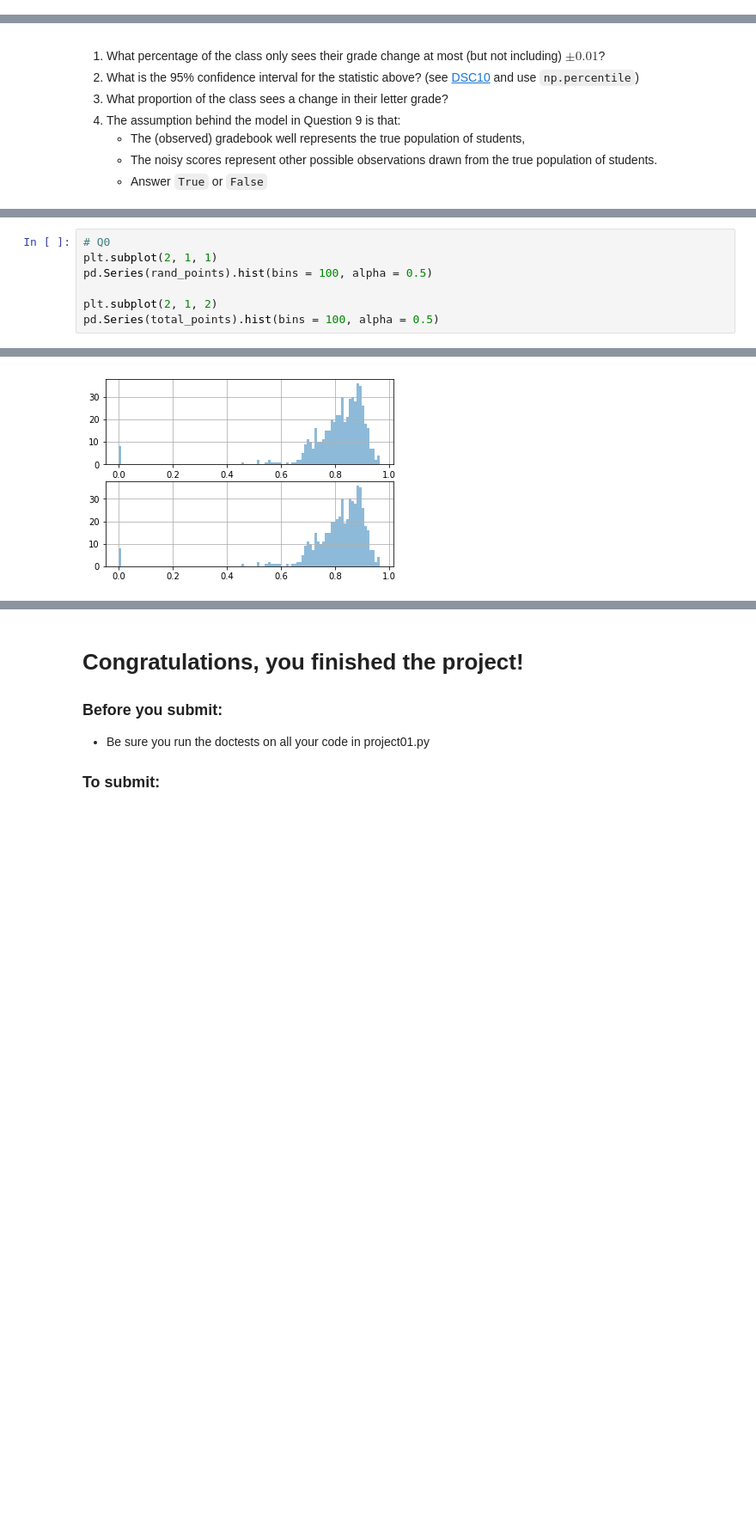
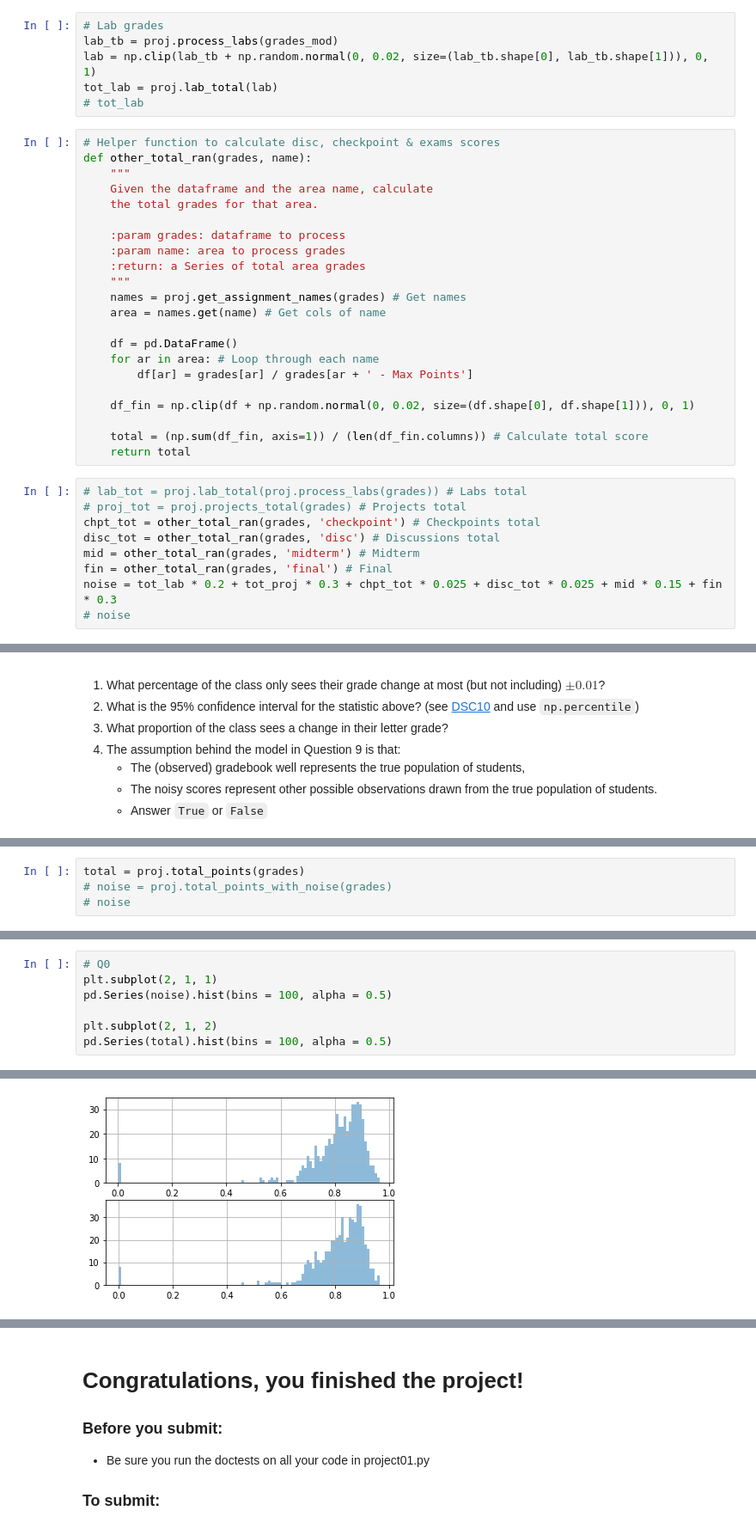
Before and after one commit to AECassAWei/dsc80-wi20, a Jupyter notebook: projects/project01/project01.ipynb, the cells around one changed output, grey strips where cells are left out. Shown at 86% size. Drawn from its saved outputs; the diff is of its cells as text; blank space fills up the shorter version.

```diff
--- a/projects/project01/project01.ipynb
+++ b/projects/project01/project01.ipynb
@@ -710,0 +848,37 @@ total_points = proj.total_points(grades)
+# %%
+# Lab grades
+lab_tb = proj.process_labs(grades_mod)
+lab = np.clip(lab_tb + np.random.normal(0, 0.02, size=(lab_tb.shape[0], lab_tb.shape[1])), 0, 1)
+tot_lab = proj.lab_total(lab)
+# tot_lab
+# %%
+# Helper function to calculate disc, checkpoint & exams scores
+def other_total_ran(grades, name):
+    """
+    Given the dataframe and the area name, calculate
+    the total grades for that area.
+
+    :param grades: dataframe to process
+    :param name: area to process grades
+    :return: a Series of total area grades
+    """
+    names = proj.get_assignment_names(grades) # Get names
+    area = names.get(name) # Get cols of name
+
+    df = pd.DataFrame()
+    for ar in area: # Loop through each name
+        df[ar] = grades[ar] / grades[ar + ' - Max Points']
+
+    df_fin = np.clip(df + np.random.normal(0, 0.02, size=(df.shape[0], df.shape[1])), 0, 1)
+
+    total = (np.sum(df_fin, axis=1)) / (len(df_fin.columns)) # Calculate total score
+    return total
+# %%
+# lab_tot = proj.lab_total(proj.process_labs(grades)) # Labs total
+# proj_tot = proj.projects_total(grades) # Projects total
+chpt_tot = other_total_ran(grades, 'checkpoint') # Checkpoints total
+disc_tot = other_total_ran(grades, 'disc') # Discussions total
+mid = other_total_ran(grades, 'midterm') # Midterm
+fin = other_total_ran(grades, 'final') # Final
+noise = tot_lab * 0.2 + tot_proj * 0.3 + chpt_tot * 0.025 + disc_tot * 0.025 + mid * 0.15 + fin * 0.3
+# noise
@@ -727,2 +925,6 @@ Create a function `short_answer` of zero variables that returns (hard-coded) ans
+# %%
+total = proj.total_points(grades)
+# noise = proj.total_points_with_noise(grades)
+# noise
 # %%
 short_answer = [
@@ -741,12 +945,12 @@ short_answer = [
 # %%
 # Q0
 plt.subplot(2, 1, 1)
-pd.Series(rand_points).hist(bins = 100, alpha = 0.5)
+pd.Series(noise).hist(bins = 100, alpha = 0.5)
 
 plt.subplot(2, 1, 2)
-pd.Series(total_points).hist(bins = 100, alpha = 0.5)
+pd.Series(total).hist(bins = 100, alpha = 0.5)
 # %% [output]
 <matplotlib.axes._subplots.AxesSubplot at 0x...>
-[figure, old version]
+[figure, new version]
 # %%
 # Q1
```
Also changed, not shown: parts of 51 cells of this notebook, 5 other files.
